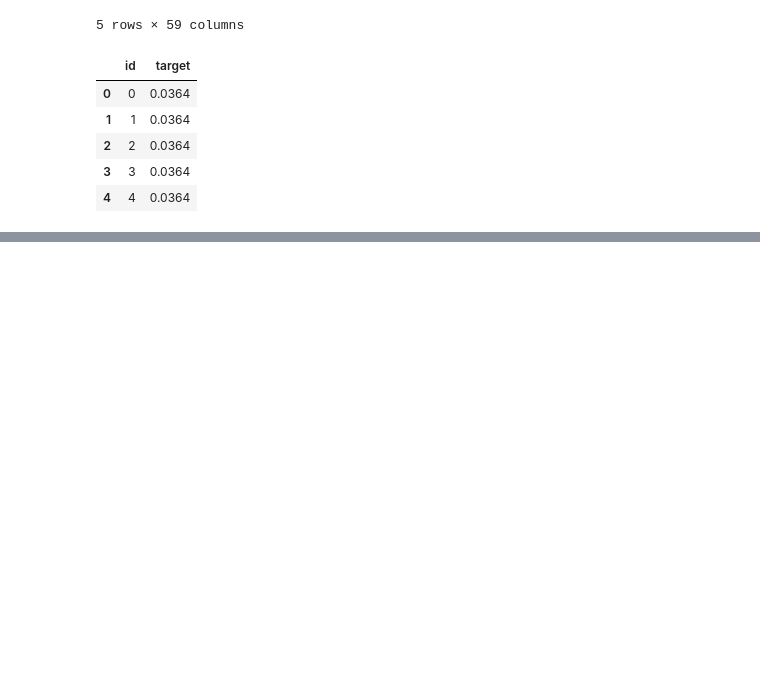
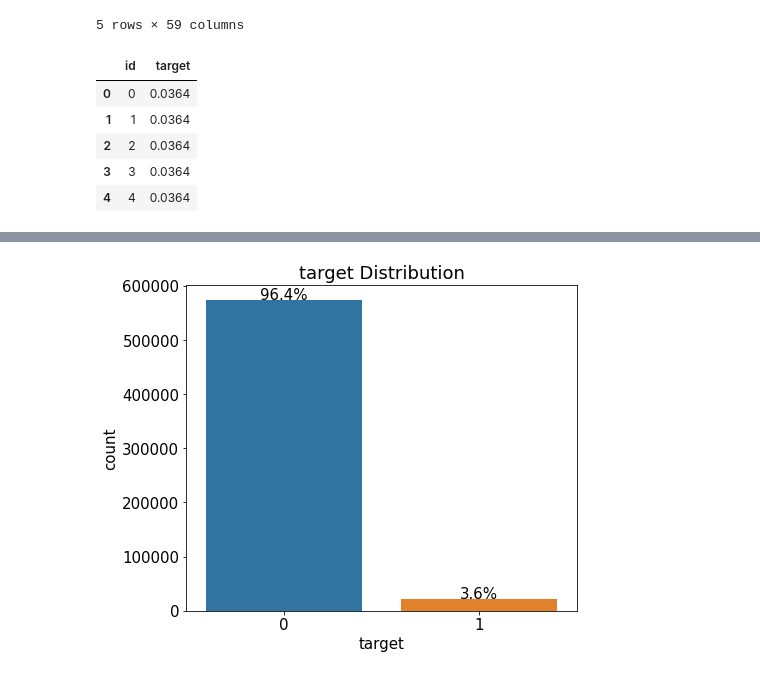
Before and after one commit to SunBinHong00/STUDY-musthave_mldl_problem_solving, a Jupyter notebook: 08장/Kaggle-porto-seguro-safe-driver-prediction.ipynb, the cells around one changed output, grey strips where cells are left out. Cells and saved outputs as stored; diff of their text form; code cells hidden in the pictures; blank space fills up the shorter version.

```diff
--- a/08장/Kaggle-porto-seguro-safe-driver-prediction.ipynb
+++ b/08장/Kaggle-porto-seguro-safe-driver-prediction.ipynb
@@ -61,0 +93,25 @@ Index(['id', 'target', 'ps_ind_01', 'ps_ind_02_cat', 'ps_ind_03',
+# %%
+import seaborn as sns
+import matplotlib.pyplot as plt
+import matplotlib as mpl
+%matplotlib inline
+def write_percent(ax, total_size):
+    for patch in ax.patches:
+        height = patch.get_height()
+        width = patch.get_width()
+        left_coord = patch.get_x()
+        percent = height / total_size * 100
+
+        ax.text(x = left_coord + width / 2.0,
+                y = height + total_size * 0.001,
+                s = f'{percent:1.1f}%',
+                ha = 'center')
+mpl.rc('font', size = 15)
+plt.figure(figsize=(7,6))
+
+ax = sns.countplot(x='target', data=train)
+write_percent(ax, len(train))
+ax.set_title('target Distribution')
+plt.show()
+# %% [output]
+[figure, added]
```
Also changed, not shown: parts of 12 cells of this notebook.
